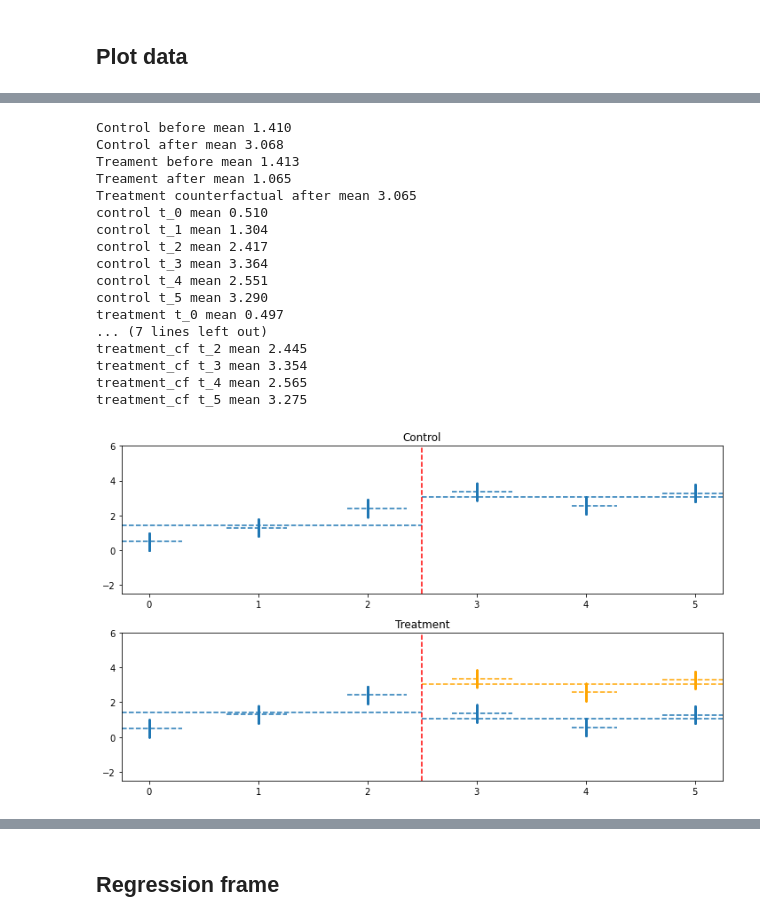
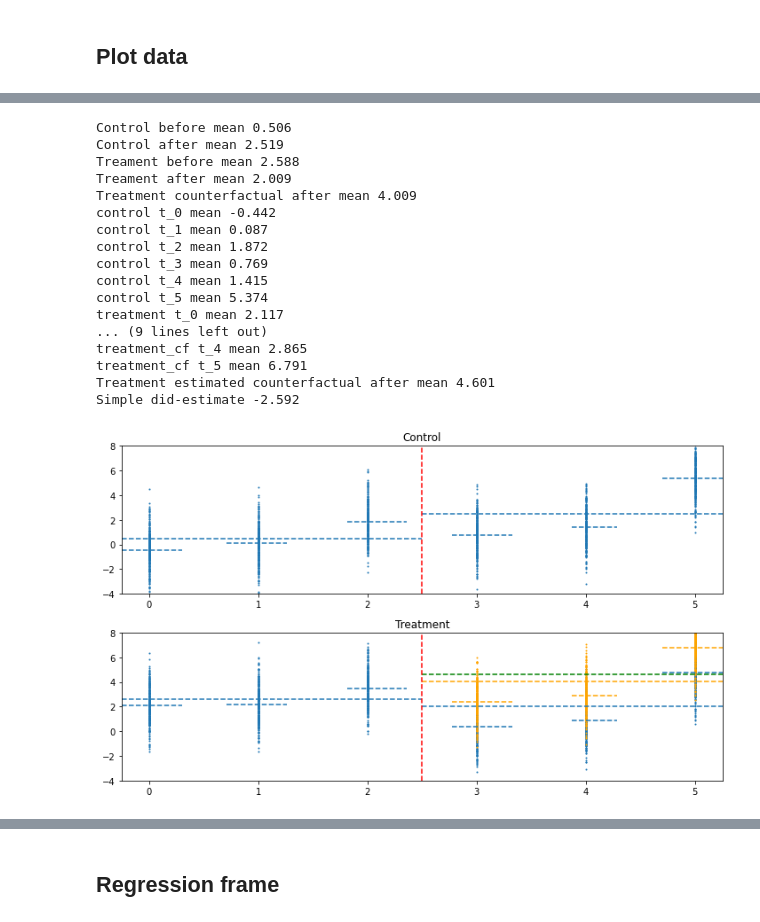
Before and after one commit to NoobQuant/Data_Science_Projects, a Jupyter notebook: stats/regression_basics/did_in_repeated_crossec.ipynb, the cells around one changed output, grey strips where cells are left out. Cells and saved outputs as stored; diff of their text form; code cells hidden in the pictures.

```diff
--- a/stats/regression_basics/did_in_repeated_crossec.ipynb
+++ b/stats/regression_basics/did_in_repeated_crossec.ipynb
@@ -61,60 +223,21 @@ def format_ax(ax):
 # %%
-fig = plt.figure(figsize=(10, 6))
-
-ax = fig.add_subplot(2, 1, 1)
-control.plot.scatter(x="t", y="var1", ax=ax, s=1)
-ax.axhline(y=means["control_before"], xmin=0, xmax=0.5, linestyle="--")
-ax.axhline(y=means["control_after"], xmin=0.5, xmax=1.0, linestyle="--")
-for t, xminmax in zip(range(6), tiime_fe_mean_line_pos):
-    ax.axhline(y=means["control_t" + str(t)], xmin=xminmax[0], xmax=xminmax[1], linestyle="--")
-
-format_ax(ax)
-ax.set_title("Control")
-
-ax = fig.add_subplot(2, 1, 2)
-treatment.plot.scatter(x="t", y="var1", ax=ax, s=1)
-treatment_cf.query("time_group == 'after'").plot.scatter(x="t", y="var1", ax=ax, color="orange", s=1)
-ax.axhline(y=means["treatment_before"], xmin=0, xmax=0.5, linestyle="--")
-ax.axhline(y=means["treatment_cf_after"], xmin=0.5, xmax=1.0, linestyle="--", color="orange")
-ax.axhline(y=means["treatment_after"], xmin=0.5, xmax=1.0, linestyle="--")
-for t, xminmax in zip(range(6), tiime_fe_mean_line_pos):
-    ax.axhline(y=means["treatment_t" + str(t)], xmin=xminmax[0], xmax=xminmax[1], linestyle="--")
-    if t > 2:
-        ax.axhline(y=means["treatment_cf_t" + str(t)], xmin=xminmax[0], xmax=xminmax[1], linestyle="--", color="orange")
-format_ax(ax)
-ax.set_title("Treatment")
-
-fig.tight_layout()
-
-print("Control before mean {:.3f}".format(means["control_before"]))
-print("Control after mean {:.3f}".format(means["control_after"]))
-print("Treament before mean {:.3f}".format(means["treatment_before"]))
-print("Treament after mean {:.3f}".format(means["treatment_after"]))
-print("Treatment counterfactual after mean {:.3f}".format(means["treatment_cf_after"]))
-
-for el in ["control", "treatment", "treatment_cf"]:
-    for t in range(6):
-        print("{} t_{} mean {:.3f}".format(
-            el,
-            t,
-            means[el + "_t" + str(t)],
-        ))
+plot_data(data_2)
 # %% [output]
-Control before mean 1.410
-Control after mean 3.068
-Treament before mean 1.413
-Treament after mean 1.065
-Treatment counterfactual after mean 3.065
-control t_0 mean 0.510
-control t_1 mean 1.304
-control t_2 mean 2.417
-control t_3 mean 3.364
-control t_4 mean 2.551
-control t_5 mean 3.290
-treatment t_0 mean 0.497
-... (7 lines left out)
-treatment_cf t_2 mean 2.445
-treatment_cf t_3 mean 3.354
-treatment_cf t_4 mean 2.565
-treatment_cf t_5 mean 3.275
+Control before mean 0.506
+Control after mean 2.519
+Treament before mean 2.588
+Treament after mean 2.009
+Treatment counterfactual after mean 4.009
+control t_0 mean -0.442
+control t_1 mean 0.087
+control t_2 mean 1.872
+control t_3 mean 0.769
+control t_4 mean 1.415
+control t_5 mean 5.374
+treatment t_0 mean 2.117
+... (9 lines left out)
+treatment_cf t_4 mean 2.865
+treatment_cf t_5 mean 6.791
+Treatment estimated counterfactual after mean 4.601
+Simple did-estimate -2.592
-[figure, old version]
+[figure, new version]
```
Also changed, not shown: parts of 22 cells of this notebook.
